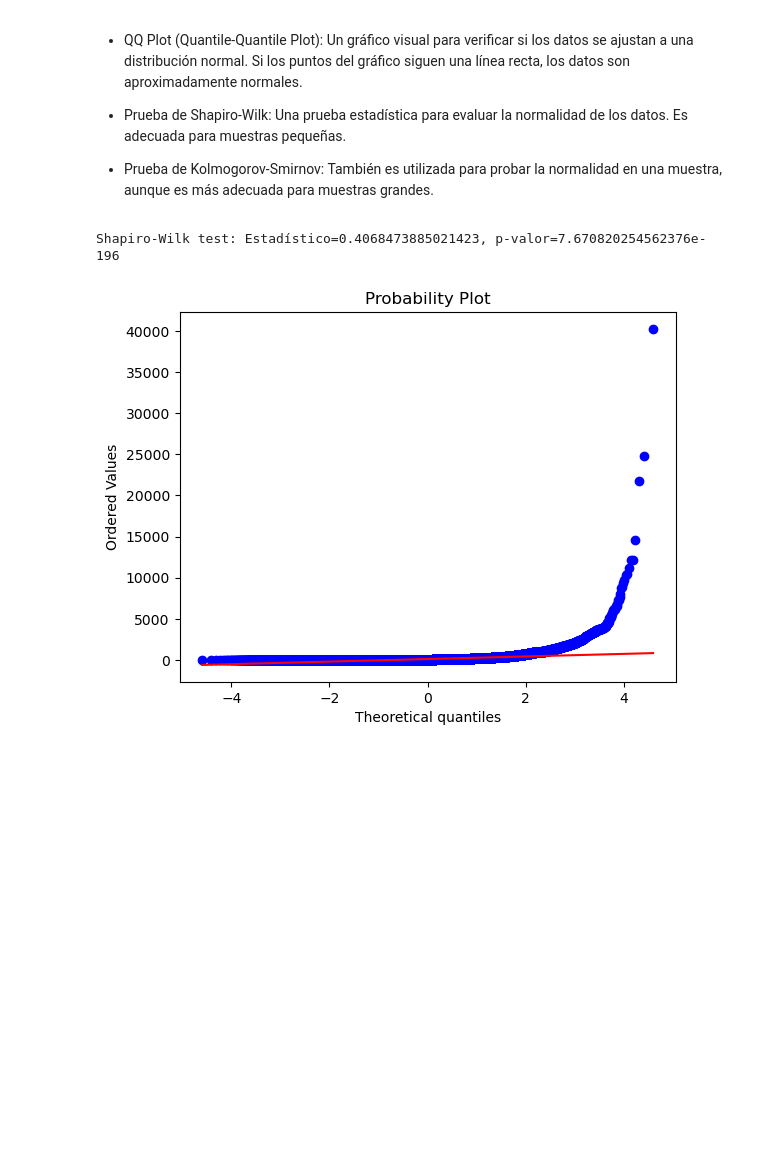
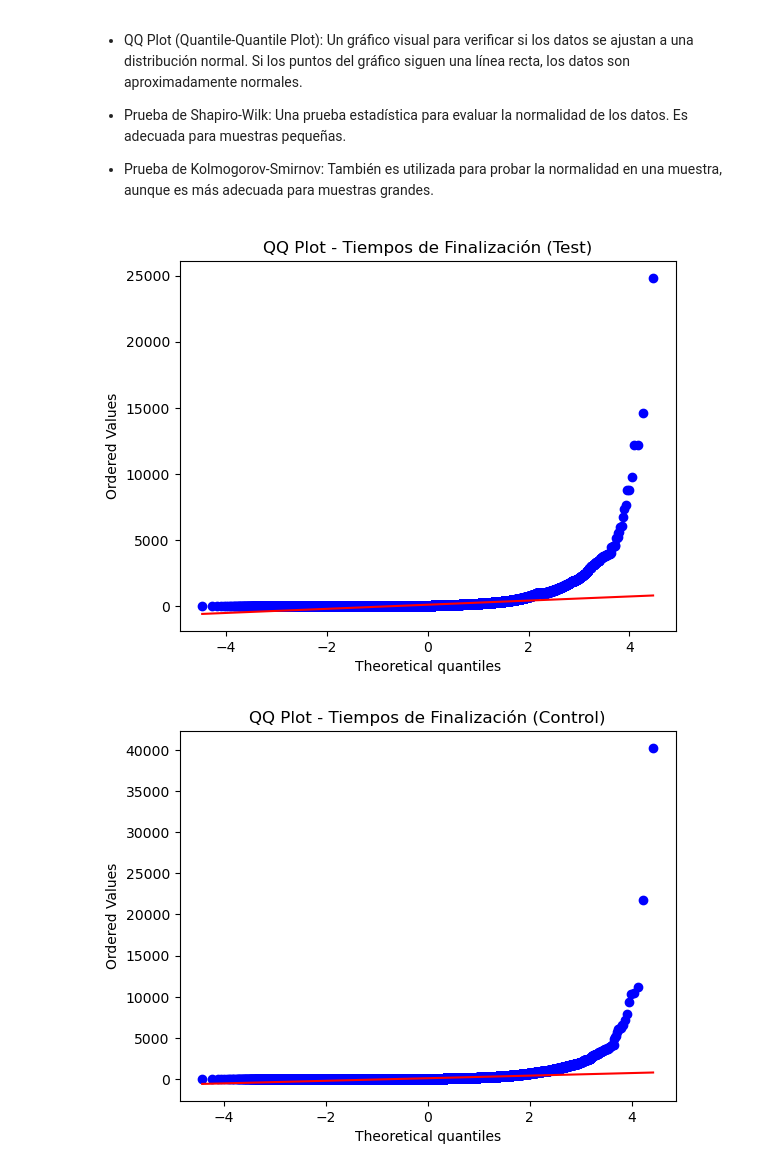
Before and after one commit to adrianlardies/vanguard-ab-test, a Jupyter notebook: main.ipynb, the cells around one changed output. Cells and saved outputs as stored; diff of their text form; code cells hidden in the pictures; blank space fills up the shorter version.

```diff
--- a/main.ipynb
+++ b/main.ipynb
@@ -2319,14 +2319,16 @@ Intervalo de confianza de los tiempos para Control: (array([273.61341811,  55.95
 - Prueba de Shapiro-Wilk: Una prueba estadística para evaluar la normalidad de los datos. Es adecuada para muestras pequeñas.
 
 - Prueba de Kolmogorov-Smirnov: También es utilizada para probar la normalidad en una muestra, aunque es más adecuada para muestras grandes.
-# %%
-# Prueba de normalidad Shapiro-Wilk
-stat, p_value = shapiro(df_pt['total_time_in_step'])
-print(f"Shapiro-Wilk test: Estadístico={stat}, p-valor={p_value}")
-
-# QQ Plot
-stats.probplot(df_pt['total_time_in_step'], dist="norm", plot=plt)
-plt.show()
-# %% [output]
-Shapiro-Wilk test: Estadístico=0.4068473885021423, p-valor=7.670820254562376e-196
-[figure, removed]
+# %%
+# QQ plot para tiempos de finalización en el paso 'start' para el grupo Test
+stats.probplot(df_pt[df_pt['variation'] == 'Test']['total_time_in_step'], dist="norm", plot=plt)
+plt.title('QQ Plot - Tiempos de Finalización (Test)')
+plt.show()
+
+# QQ plot para tiempos de finalización en el paso 'start' para el grupo Control
+stats.probplot(df_pt[df_pt['variation'] == 'Control']['total_time_in_step'], dist="norm", plot=plt)
+plt.title('QQ Plot - Tiempos de Finalización (Control)')
+plt.show()
+# %% [output]
+[figure, added]
+[figure, added]
```
Also changed, not shown: parts of 32 cells of this notebook.
